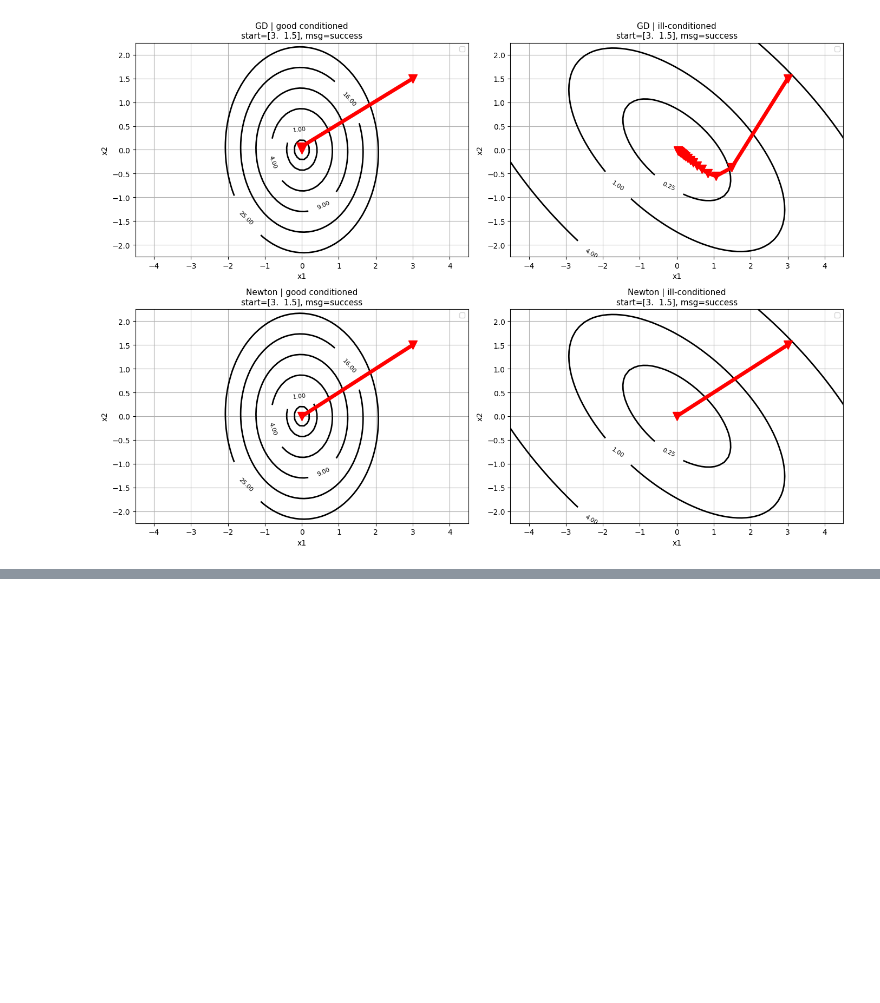
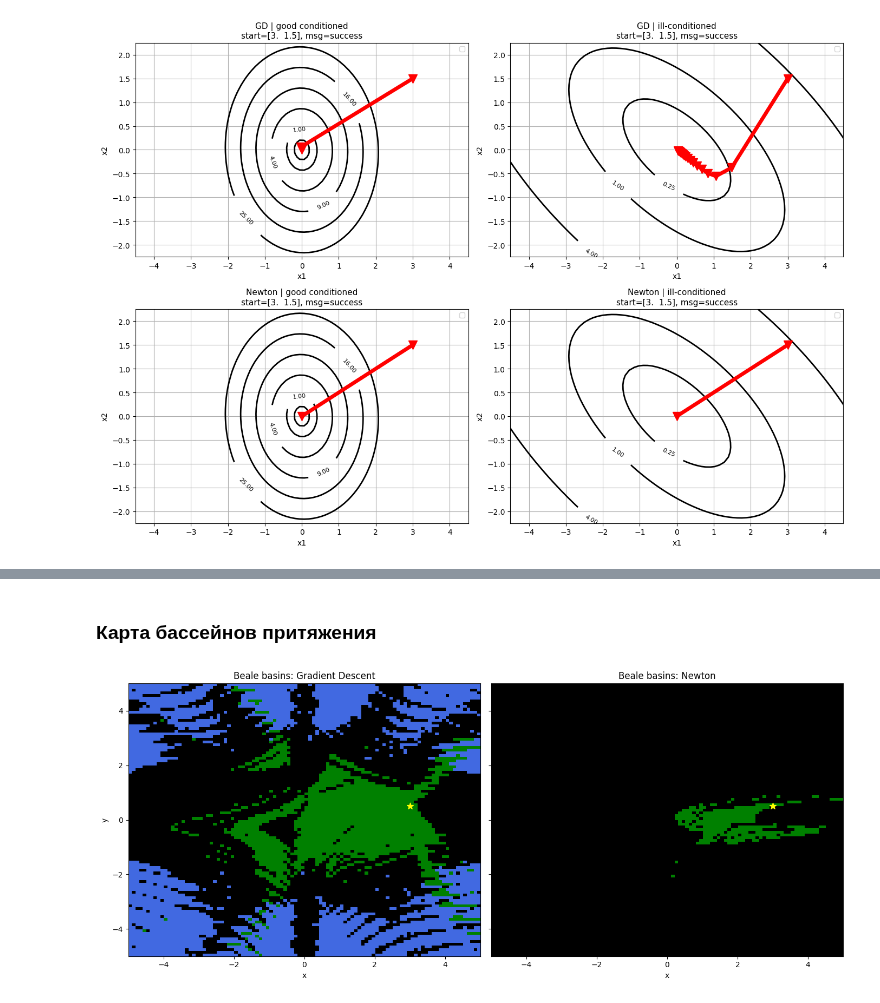
Before and after one commit to crustaceano/ExistanseOfNonExistentSubject, a Jupyter notebook: tasks/task_3_2.ipynb, the cells around one changed output, grey strips where cells are left out. Cells and saved outputs as stored; diff of their text form; code cells hidden in the pictures; blank space fills up the shorter version.

```diff
--- a/tasks/task_3_2.ipynb
+++ b/tasks/task_3_2.ipynb
@@ -108,0 +149,14 @@ def classify_point(x_fin, msg, oracle, r_tol=0.25):
+# %% [markdown]
+### Карта бассейнов притяжения
+# %%
+def classify_point(x_fin, msg, oracle, r_tol=0.25):
+    # -1: не сошлось / плохая численная точка (черный)
+    #  0: рядом с глобальным минимумом (зеленый)
+    #  1: сошлось, но не рядом (другой цвет)
+    if msg != 'success' or np.any(~np.isfinite(x_fin)):
+        return -1
+
+    x_fin = np.asarray(x_fin, dtype=float).reshape(-1)
+    x_global = np.array([3.0, 0.5], dtype=float)
+
+    return 0 if np.linalg.norm(x_fin - x_global) <= r_tol else 1
@@ -108,0 +188,24 @@ def classify_point(x_fin, msg, oracle, r_tol=0.25):
+# %%
+from matplotlib.colors import ListedColormap, BoundaryNorm
+
+# -1: fail (black), 0: global min basin (green), 1: other min (blue), 2: non-min stationary (gray)
+cmap = ListedColormap(['black', 'green', 'royalblue', 'gray'])
+norm = BoundaryNorm([-1.5, -0.5, 0.5, 1.5, 2.5], cmap.N)
+
+fig, axes = plt.subplots(1, 2, figsize=(14, 6), sharex=True, sharey=True)
+
+axes[0].imshow(grid_gd, origin='lower', extent=[-5,5,-5,5], cmap=cmap, norm=norm, aspect='auto')
+axes[0].set_title('Beale basins: Gradient Descent')
+axes[0].set_xlabel('x'); axes[0].set_ylabel('y')
+
+axes[1].imshow(grid_nt, origin='lower', extent=[-5,5,-5,5], cmap=cmap, norm=norm, aspect='auto')
+axes[1].set_title('Beale basins: Newton')
+axes[1].set_xlabel('x')
+
+for ax in axes:
+    ax.scatter([3.0], [0.5], c='yellow', s=80, marker='*')
+
+plt.tight_layout()
+plt.show()
+# %% [output]
+[figure, added]
```
Also changed, not shown: parts of 7 cells of this notebook.
